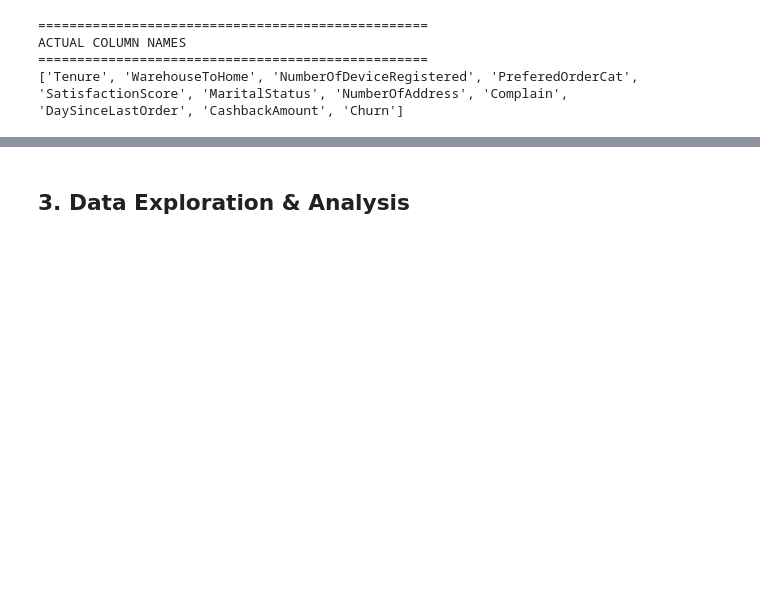
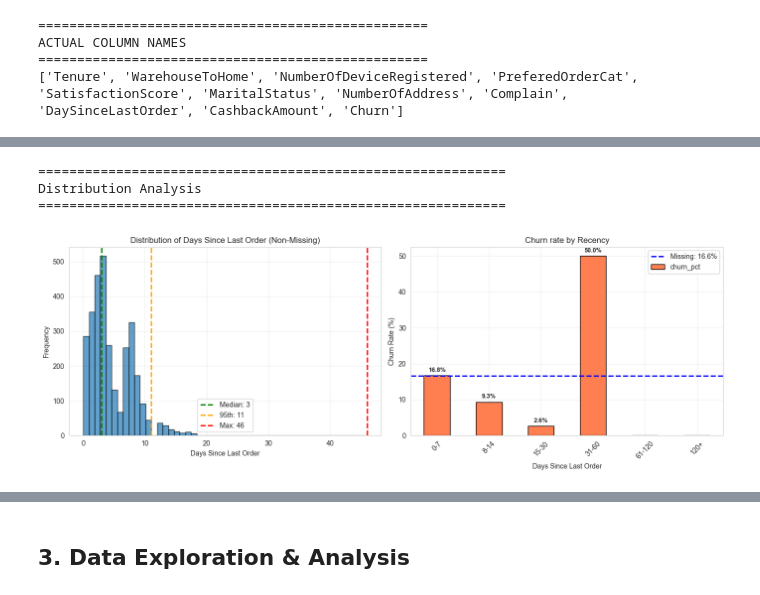
Before and after one commit to Balaclavitty/ecommerce-churn-prediction, a Jupyter notebook: notebooks/01_eda.ipynb, the cells around one changed output, grey strips where cells are left out. Drawn from its saved outputs; the diff is of its cells as text; code cells hidden in the pictures; blank space fills up the shorter version.

```diff
--- a/notebooks/01_eda.ipynb
+++ b/notebooks/01_eda.ipynb
@@ -256,3 +394,53 @@ COMPARISON: Missing vs Non-Missing
+# %%
+# Visualizing distribution analysis
+print(f"\n" + "="*60)
+print("Distribution Analysis")
+print("="*60)
+
+plt.figure(figsize=(14, 5))
+
+# Plot 1: Dsitribution of days (non-missing)
+plt.subplot(1, 2, 1)
+plt.hist(has_days['days_since_last_order'], bins=50, edgecolor='black', alpha=0.7)
+plt.axvline(median_days, color='green', linestyle='--', linewidth=2, label=f'Median: {median_days:.0f}')
+plt.axvline(p95_days, color='orange', linestyle='--', linewidth=2, label=f'95th: {p95_days:.0f}')
+plt.axvline(max_days, color='red', linestyle='--', linewidth=2, label=f'Max: {max_days:.0f}')
+plt.xlabel('Days Since Last Order')
+plt.ylabel('Frequency')
+plt.title('Distribution of Days Since Last Order (Non-Missing)')
+plt.legend()
+plt.grid(alpha=0.3)
+
+# Plot 2: Churn rate by days_since_last_order bins
+plt.subplot(1, 2, 2)
+has_days_copy = has_days.copy()
+has_days_copy['days_bin'] = pd.cut(has_days_copy['days_since_last_order'],
+                                   bins =[0, 7, 14, 30, 60, 120, 1000],
+                                   labels=['0-7', '8-14', '15-30', '31-60', '61-120', '120+'])
+
+churn_by_bin = has_days_copy.groupby('days_bin')['churn'].agg(['mean', 'count'])
+churn_by_bin['churn_pct'] = churn_by_bin['mean'] * 100
+
+churn_by_bin['churn_pct'].plot(kind='bar', color='coral', edgecolor='black')
+plt.axhline(y=missing_days['churn'].mean()*100, color='blue', linestyle='--',
+            linewidth=2, label=f'Missing: {missing_days["churn"].mean()*100:.1f}%')
+plt.xlabel('Days Since Last Order')
+plt.ylabel('Churn Rate (%)')
+plt.title('Churn rate by Recency')
+plt.legend()
+plt.xticks(rotation=45)
+plt.grid(alpha=0.3)
+
+for i, v in enumerate(churn_by_bin['churn_pct']):
+    plt.text(i, v + 1, f'{v:.1f}%', ha='center', fontweight='bold', fontsize=9)
+
+plt.tight_layout()
+plt.show()
+# %% [output]
+============================================================
+Distribution Analysis
+============================================================
+[figure, added]
 # %%
 # Visualizing key differences
 import matplotlib.pyplot as plt
```
Also changed, not shown: parts of 50 cells of this notebook, 35 other files.
